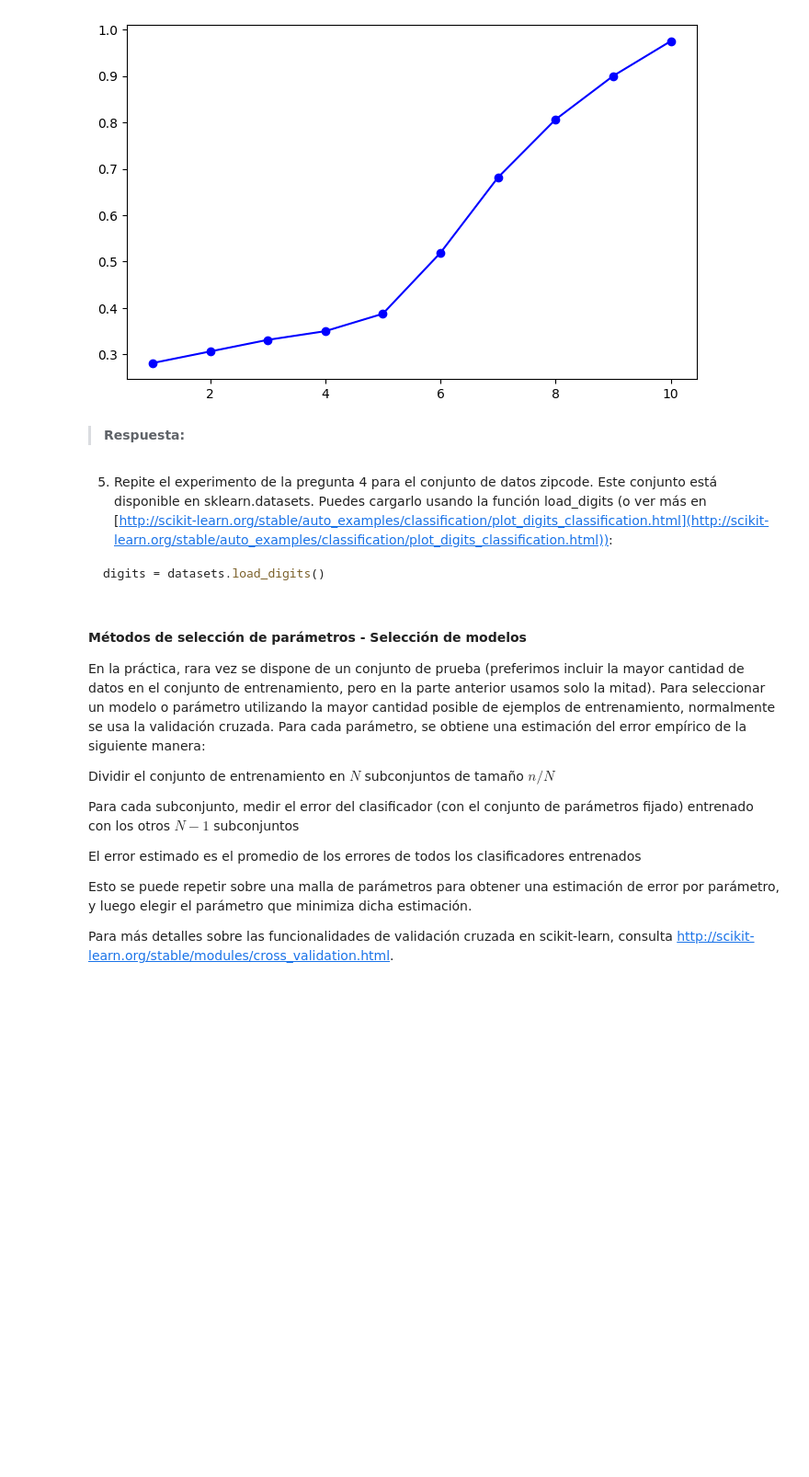
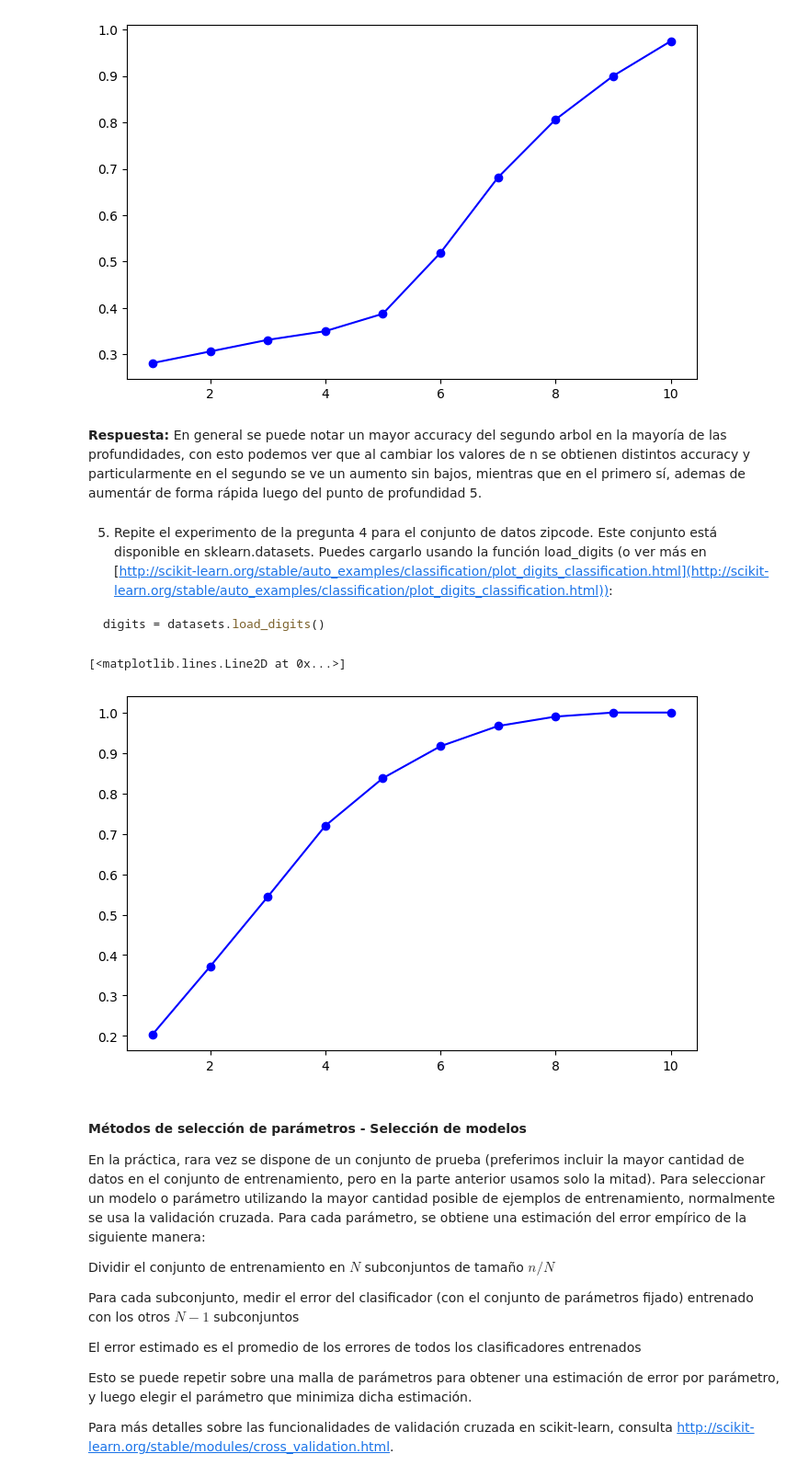
Before and after one commit to nicoArriagadaj/Lab6, a Jupyter notebook: Laboratorio_6.ipynb, the cells around one changed output. Shown: that part at 92% size. Saved outputs shown, nothing was run; the diff lists cells and outputs as text; code cells hidden in the pictures; blank space fills up the shorter version.

```diff
--- a/Laboratorio_6.ipynb
+++ b/Laboratorio_6.ipynb
@@ -189,7 +189,7 @@ print(accuracies_test)
 [0.28125, 0.30625, 0.33125, 0.35, 0.3875, 0.51875, 0.68125, 0.80625, 0.9, 0.975]
 [figure]
 # %% [markdown]
->**Respuesta:**
+**Respuesta:** En general se puede notar un mayor accuracy del segundo arbol en la mayoría de las profundidades, con esto podemos ver que al cambiar los valores de n se obtienen distintos accuracy y particularmente en el segundo se ve un aumento sin bajos, mientras que en el primero sí, ademas de aumentár de forma rápida luego del punto de profundidad 5.
 # %% [markdown]
 5. Repite el experimento de la pregunta 4 para el conjunto de datos zipcode. Este conjunto está disponible en sklearn.datasets. Puedes cargarlo usando la función load_digits (o ver más en [http://scikit-learn.org/stable/auto_examples/classification/plot_digits_classification.html](http://scikit-learn.org/stable/auto_examples/classification/plot_digits_classification.html)):
 
@@ -199,18 +199,25 @@ digits = datasets.load_digits()
 # %%
 from sklearn import datasets
 digits = datasets.load_digits()
 
 n_samples = len(digits.data)
 X = digits.data[:n_samples // 2]
 Y = digits.target[:n_samples // 2]
 X_test = digits.data[n_samples // 2:]
 Y_test = digits.target[n_samples // 2:]
 
-# TODO: Obtener precision para cada max_depth
-# ...
+accuracies_test = []
+for i in range(1,11):
+    dt_test = DecisionTreeClassifier(max_depth=i, criterion='entropy')
+    dt_test.fit(X_test,Y_test)
+    accuracy_test = dt_test.score(X_test, Y_test)
+    accuracies_test.append(accuracy_test)
 
-# TODO: Graficar resultados
-# ...
+plt.figure(figsize=(8, 5))
+plt.plot(range(1,11) , accuracies_test,  marker='o', color='blue')
+# %% [output]
+[<matplotlib.lines.Line2D at 0x...>]
+[figure, added]
 # %% [markdown]
 #### Métodos de selección de parámetros - Selección de modelos
 
```
Also changed, not shown: parts of 1 cell of this notebook.
